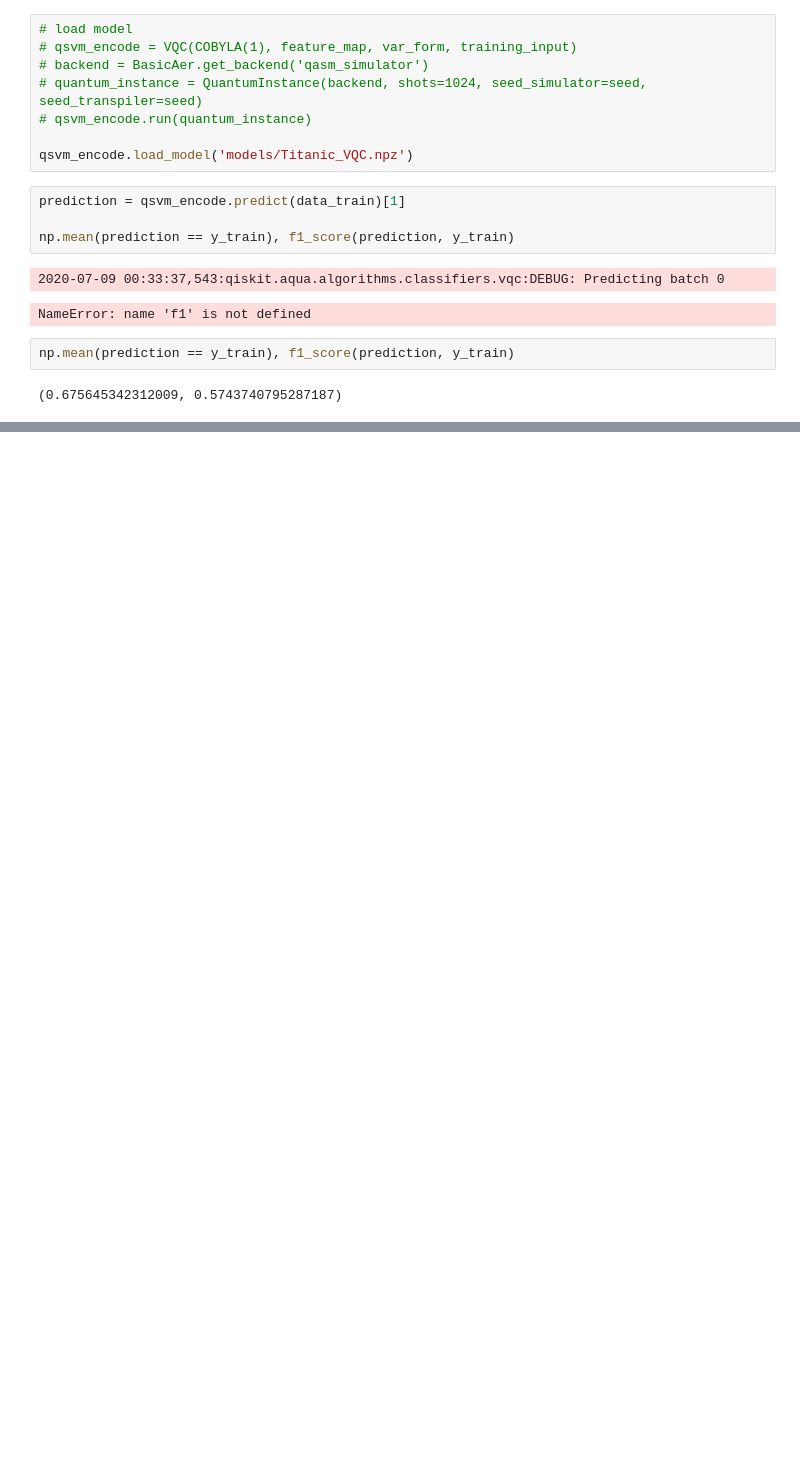
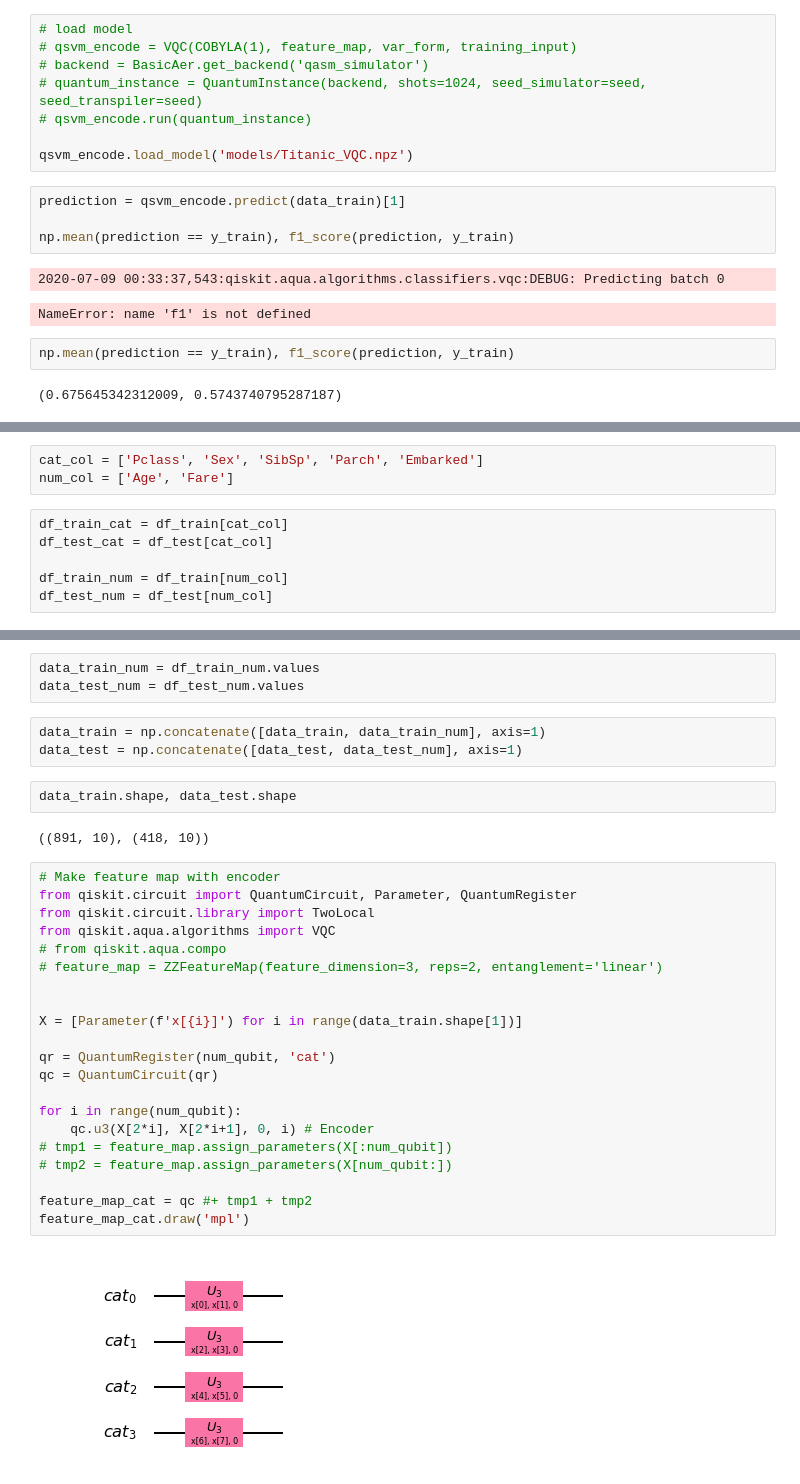
Before and after one commit to Coldog2333/qc_group_project, a Jupyter notebook: Titanic_VQC.ipynb, the cells around one changed output, grey strips where cells are left out. Drawn from its saved outputs; the diff is of its cells as text; blank space fills up the shorter version.

Commit message:
add rudy sol + titanic num encode

```diff
--- a/Titanic_VQC.ipynb
+++ b/Titanic_VQC.ipynb
@@ -277,0 +315,9 @@ np.mean(prediction == y_train), f1_score(prediction, y_train)
+# %%
+cat_col = ['Pclass', 'Sex', 'SibSp', 'Parch', 'Embarked']
+num_col = ['Age', 'Fare']
+# %%
+df_train_cat = df_train[cat_col]
+df_test_cat = df_test[cat_col]
+
+df_train_num = df_train[num_col]
+df_test_num = df_test[num_col]
@@ -277,0 +401,33 @@ np.mean(prediction == y_train), f1_score(prediction, y_train)
+# %%
+data_train_num = df_train_num.values
+data_test_num = df_test_num.values
+# %%
+data_train = np.concatenate([data_train, data_train_num], axis=1)
+data_test = np.concatenate([data_test, data_test_num], axis=1)
+# %%
+data_train.shape, data_test.shape
+# %% [output]
+((891, 10), (418, 10))
+# %%
+# Make feature map with encoder
+from qiskit.circuit import QuantumCircuit, Parameter, QuantumRegister
+from qiskit.circuit.library import TwoLocal
+from qiskit.aqua.algorithms import VQC
+# from qiskit.aqua.compo
+# feature_map = ZZFeatureMap(feature_dimension=3, reps=2, entanglement='linear')
+
+
+X = [Parameter(f'x[{i}]') for i in range(data_train.shape[1])]
+
+qr = QuantumRegister(num_qubit, 'cat')
+qc = QuantumCircuit(qr)
+
+for i in range(num_qubit):
+    qc.u3(X[2*i], X[2*i+1], 0, i) # Encoder
+# tmp1 = feature_map.assign_parameters(X[:num_qubit])
+# tmp2 = feature_map.assign_parameters(X[num_qubit:])
+
+feature_map_cat = qc #+ tmp1 + tmp2
+feature_map_cat.draw('mpl')
+# %% [output]
+[figure, added]
```
Also changed, not shown: parts of 19 cells of this notebook, 4 other files.
